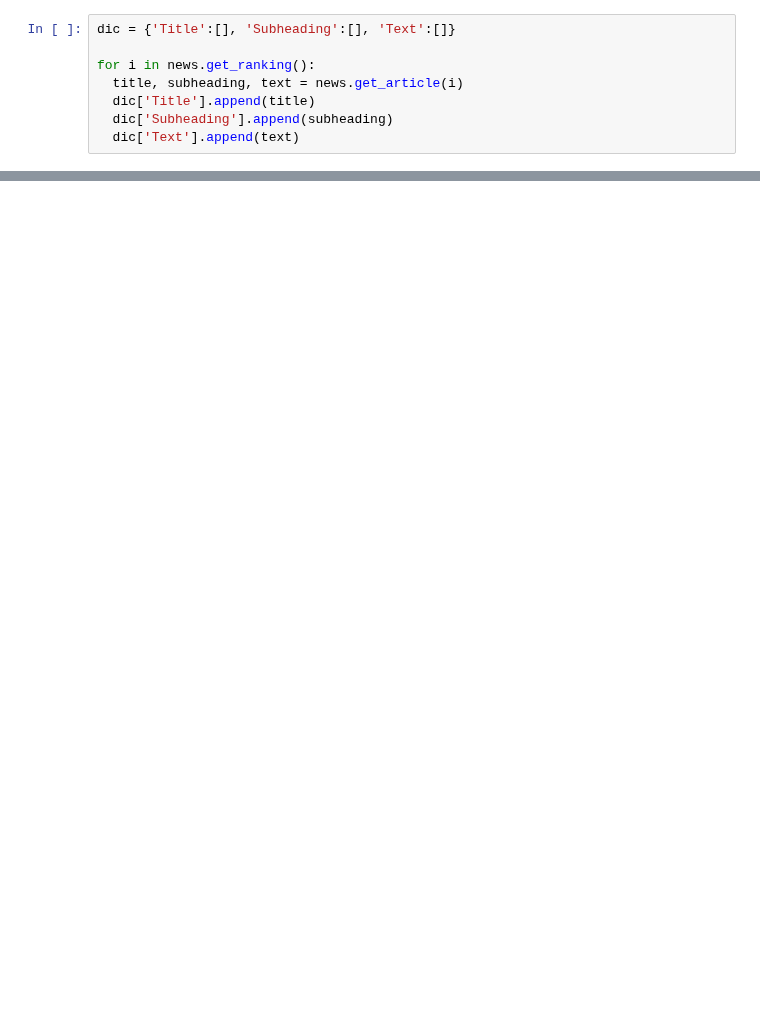
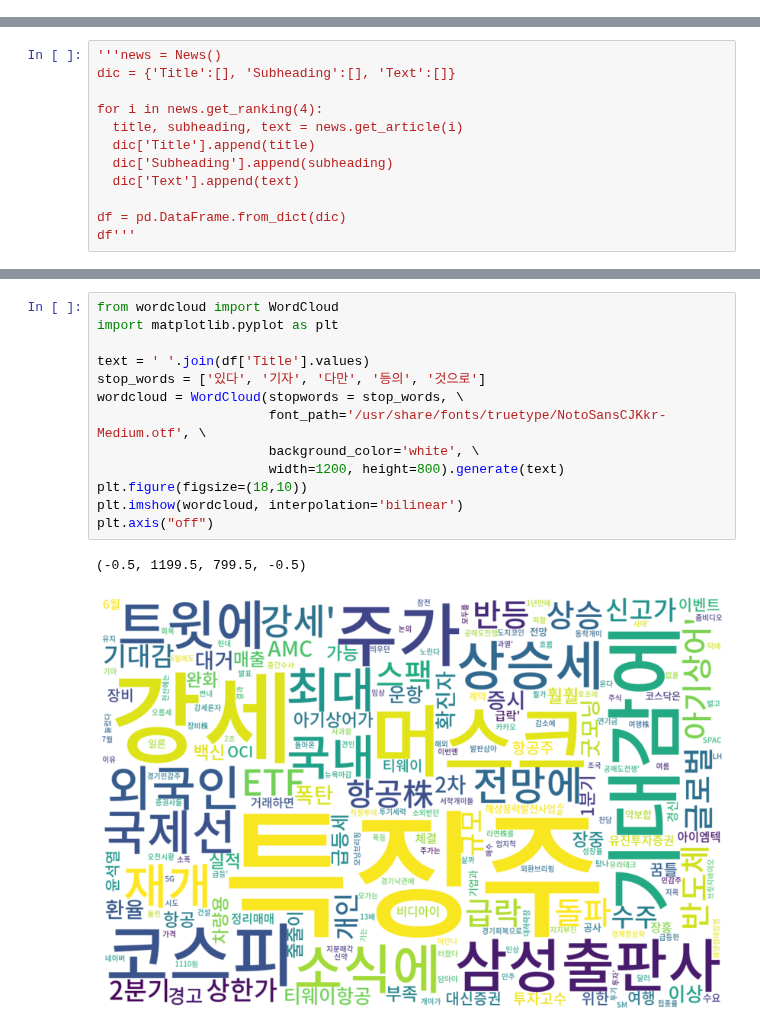
Before and after one commit to yeonghun00/stock-notes, a Jupyter notebook: News_Analysis.ipynb, the cells around one changed output, grey strips where cells are left out. Drawn from its saved outputs; the diff is of its cells as text; blank space fills up the shorter version.

```diff
--- a/News_Analysis.ipynb
+++ b/News_Analysis.ipynb
@@ -67,8 +2,0 @@ news = News()
-# %%
-dic = {'Title':[], 'Subheading':[], 'Text':[]}
-
-for i in news.get_ranking():
-  title, subheading, text = news.get_article(i)
-  dic['Title'].append(title)
-  dic['Subheading'].append(subheading)
-  dic['Text'].append(text)
@@ -96,0 +131,12 @@ Successfully installed JPype1-1.2.1 beautifulsoup4-4.6.0 colorama-0.4.4 konlpy-0
+# %%
+'''news = News()
+dic = {'Title':[], 'Subheading':[], 'Text':[]}
+
+for i in news.get_ranking(4):
+  title, subheading, text = news.get_article(i)
+  dic['Title'].append(title)
+  dic['Subheading'].append(subheading)
+  dic['Text'].append(text)
+
+df = pd.DataFrame.from_dict(dic)
+df'''
@@ -97,3 +180,19 @@ Successfully installed JPype1-1.2.1 beautifulsoup4-4.6.0 colorama-0.4.4 konlpy-0
+# %%
+from wordcloud import WordCloud
+import matplotlib.pyplot as plt
+
+text = ' '.join(df['Title'].values)
+stop_words = ['있다', '기자', '다만', '등의', '것으로']
+wordcloud = WordCloud(stopwords = stop_words, \
+                      font_path='/usr/share/fonts/truetype/NotoSansCJKkr-Medium.otf', \
+                      background_color='white', \
+                      width=1200, height=800).generate(text)
+plt.figure(figsize=(18,10))
+plt.imshow(wordcloud, interpolation='bilinear')
+plt.axis("off")
+# %% [output]
+(-0.5, 1199.5, 799.5, -0.5)
+[figure, added]
 # %%
 # https://wikidocs.net/22530
 # 불용어 제거
```
Also changed, not shown: parts of 17 cells of this notebook.
